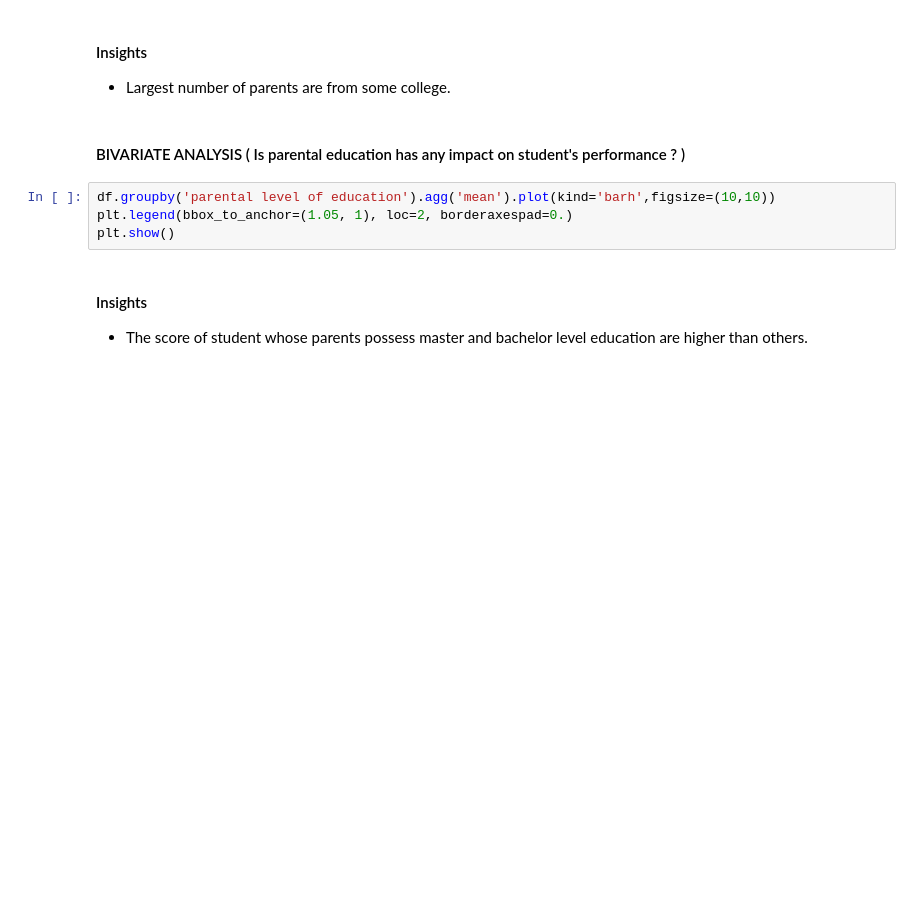
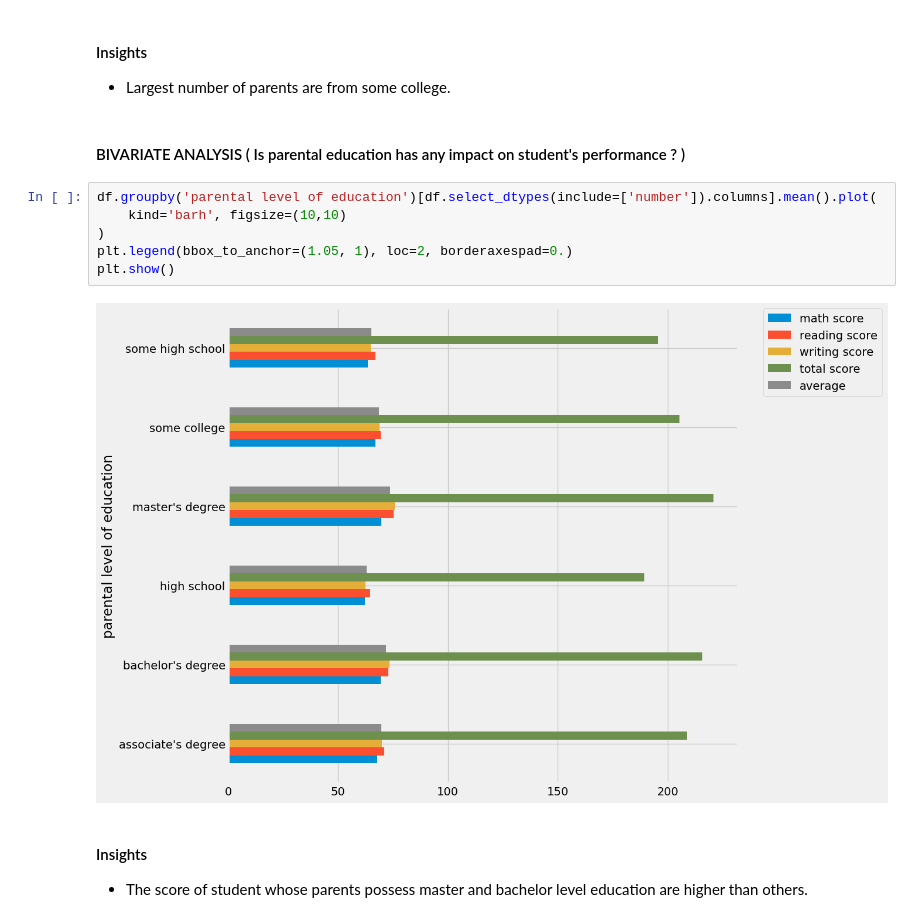
Before and after one commit to Palakmalik1594/mlproject, a Jupyter notebook: notebook/data/EDA STUDENT PERFORMANCE.ipynb, the cells around one changed output. Drawn from its saved outputs; the diff is of its cells as text; blank space fills up the shorter version.

```diff
--- a/notebook/data/EDA STUDENT PERFORMANCE.ipynb
+++ b/notebook/data/EDA STUDENT PERFORMANCE.ipynb
@@ -505,9 +525,13 @@ plt.show()
 # %% [markdown]
 #### BIVARIATE ANALYSIS ( Is parental education has any impact on student's performance ? )
 # %%
-df.groupby('parental level of education').agg('mean').plot(kind='barh',figsize=(10,10))
+df.groupby('parental level of education')[df.select_dtypes(include=['number']).columns].mean().plot(
+    kind='barh', figsize=(10,10)
+)
 plt.legend(bbox_to_anchor=(1.05, 1), loc=2, borderaxespad=0.)
 plt.show()
+# %% [output]
+[figure, added]
 # %% [markdown]
 #### Insights
 - The score of student whose parents possess master and bachelor level education are higher than others.
```
Also changed, not shown: parts of 30 cells of this notebook.
